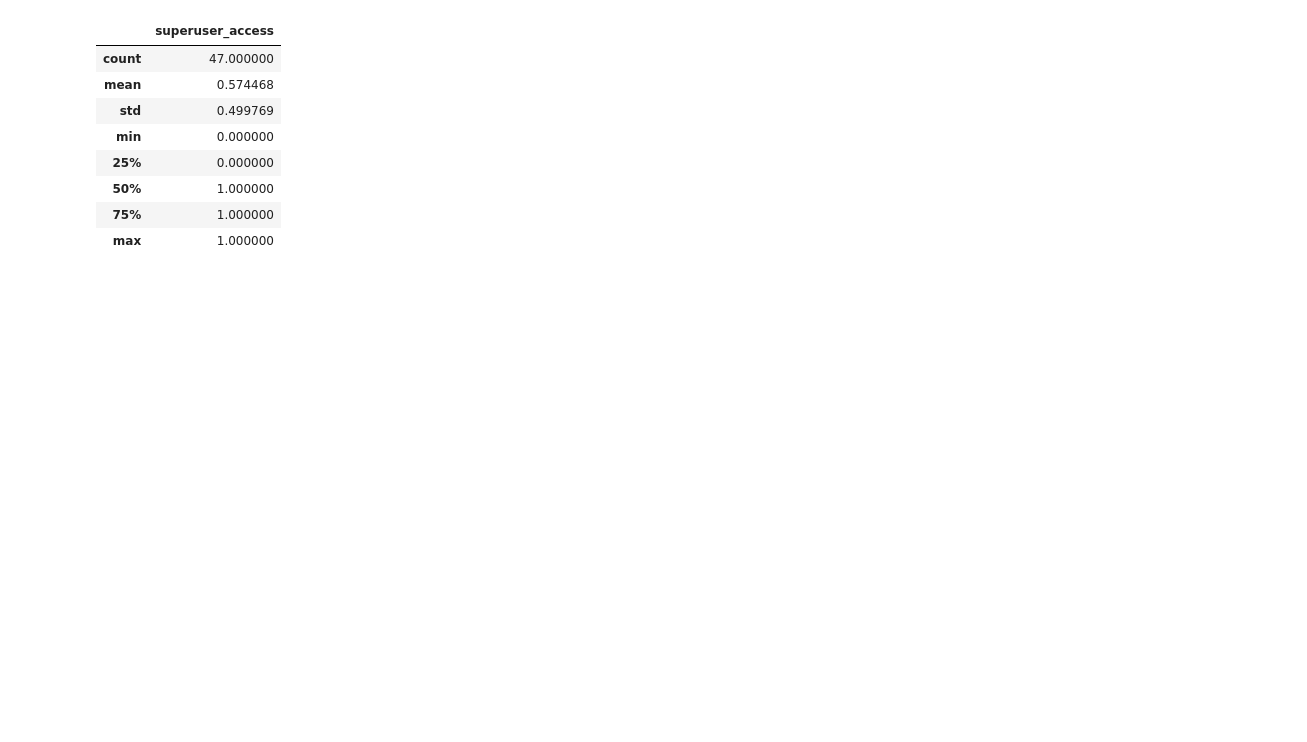
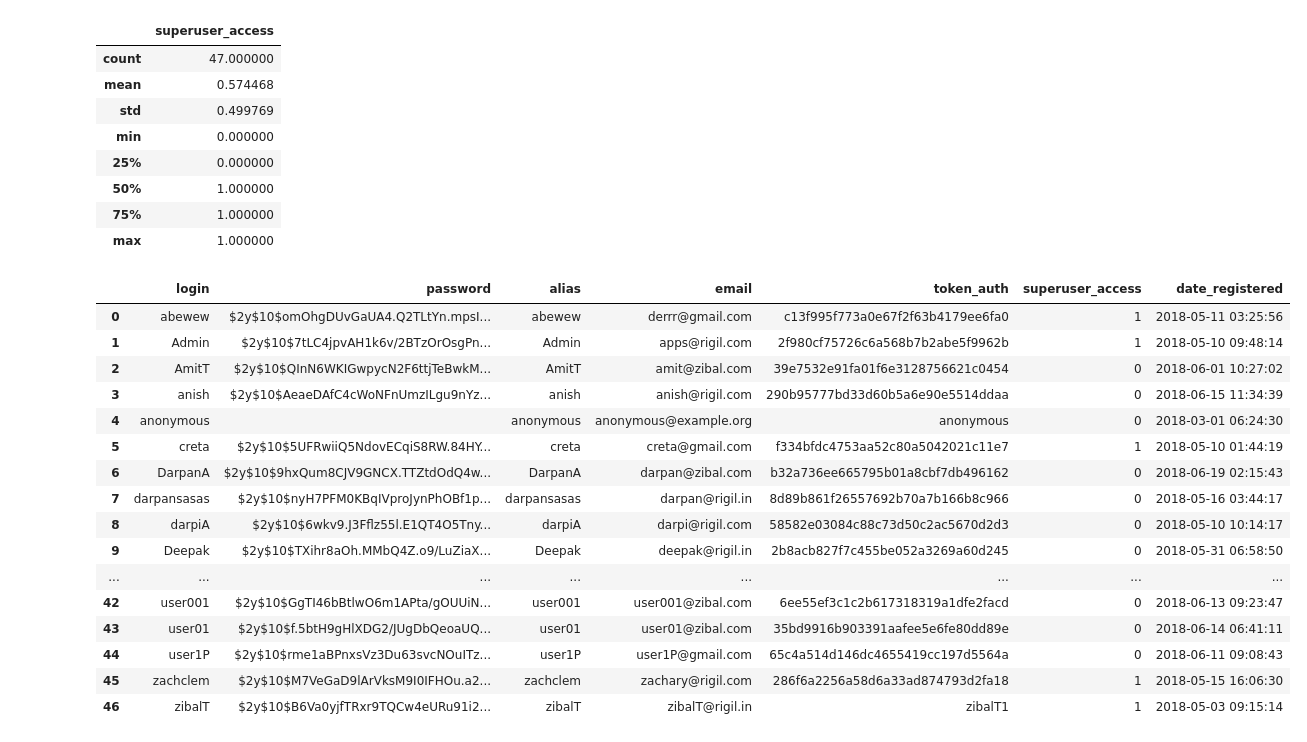
Before and after one commit to zacharyclement/recommendationSystemAPI, a Jupyter notebook: user.ipynb, the cells around one changed output. Saved outputs shown, nothing was run; the diff lists cells and outputs as text; code cells hidden in the pictures; blank space fills up the shorter version.

```diff
--- a/user.ipynb
+++ b/user.ipynb
@@ -27,3 +27,23 @@ df.describe()
 | 50% | 1.000000 |
 | 75% | 1.000000 |
 | max | 1.000000 |
+# %%
+df
+# %% [output]
+|  | login | password | alias | email | token_auth | superuser_access | date_registered |
+| 0 | abewew | $2y$10$omOhgDUvGaUA4.Q2TLtYn.mpsI... | abewew | derrr@gmail.com | c13f995f773a0e67f2f63b4179ee6fa0 | 1 | 2018-05-11 03:25:56 |
+| 1 | Admin | $2y$10$7tLC4jpvAH1k6v/2BTzOrOsgPn... | Admin | apps@rigil.com | 2f980cf75726c6a568b7b2abe5f9962b | 1 | 2018-05-10 09:48:14 |
+| 2 | AmitT | $2y$10$QInN6WKIGwpycN2F6ttjTeBwkM... | AmitT | amit@zibal.com | 39e7532e91fa01f6e3128756621c0454 | 0 | 2018-06-01 10:27:02 |
+| 3 | anish | $2y$10$AeaeDAfC4cWoNFnUmzILgu9nYz... | anish | anish@rigil.com | 290b95777bd33d60b5a6e90e5514ddaa | 0 | 2018-06-15 11:34:39 |
+| 4 | anonymous |  | anonymous | anonymous@example.org | anonymous | 0 | 2018-03-01 06:24:30 |
+| 5 | creta | $2y$10$5UFRwiiQ5NdovECqiS8RW.84HY... | creta | creta@gmail.com | f334bfdc4753aa52c80a5042021c11e7 | 1 | 2018-05-10 01:44:19 |
+| 6 | DarpanA | $2y$10$9hxQum8CJV9GNCX.TTZtdOdQ4w... | DarpanA | darpan@zibal.com | b32a736ee665795b01a8cbf7db496162 | 0 | 2018-06-19 02:15:43 |
+| 7 | darpansasas | $2y$10$nyH7PFM0KBqIVproJynPhOBf1p... | darpansasas | darpan@rigil.in | 8d89b861f26557692b70a7b166b8c966 | 0 | 2018-05-16 03:44:17 |
+| 8 | darpiA | $2y$10$6wkv9.J3Fflz55l.E1QT4O5Tny... | darpiA | darpi@rigil.com | 58582e03084c88c73d50c2ac5670d2d3 | 0 | 2018-05-10 10:14:17 |
+| 9 | Deepak | $2y$10$TXihr8aOh.MMbQ4Z.o9/LuZiaX... | Deepak | deepak@rigil.in | 2b8acb827f7c455be052a3269a60d245 | 0 | 2018-05-31 06:58:50 |
+| ... | ... | ... | ... | ... | ... | ... | ... |
+| 42 | user001 | $2y$10$GgTI46bBtlwO6m1APta/gOUUiN... | user001 | user001@zibal.com | 6ee55ef3c1c2b617318319a1dfe2facd | 0 | 2018-06-13 09:23:47 |
+| 43 | user01 | $2y$10$f.5btH9gHlXDG2/JUgDbQeoaUQ... | user01 | user01@zibal.com | 35bd9916b903391aafee5e6fe80dd89e | 0 | 2018-06-14 06:41:11 |
+| 44 | user1P | $2y$10$rme1aBPnxsVz3Du63svcNOuITz... | user1P | user1P@gmail.com | 65c4a514d146dc4655419cc197d5564a | 0 | 2018-06-11 09:08:43 |
+| 45 | zachclem | $2y$10$M7VeGaD9lArVksM9I0IFHOu.a2... | zachclem | zachary@rigil.com | 286f6a2256a58d6a33ad874793d2fa18 | 1 | 2018-05-15 16:06:30 |
+| 46 | zibalT | $2y$10$B6Va0yjfTRxr9TQCw4eURu91i2... | zibalT | zibalT@rigil.in | zibalT1 | 1 | 2018-05-03 09:15:14 |
```
Also changed, not shown: parts of 2 cells of this notebook, 4 other files.
